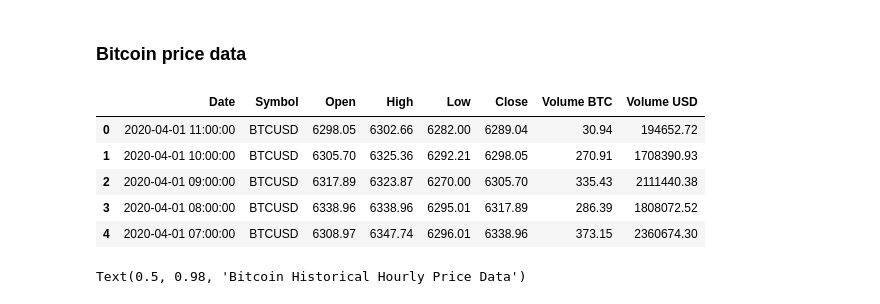
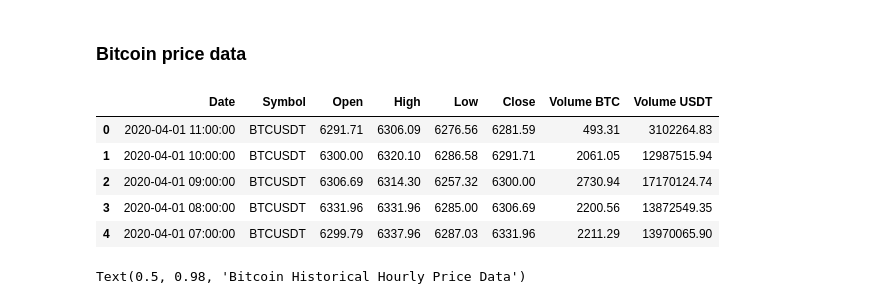
Before and after one commit to Globe-Research/bitfear, a Jupyter notebook: sentiment/time_series_analysis.ipynb, the cells around one changed output. Drawn from its saved outputs; the diff is of its cells as text; code cells hidden in the pictures.

```diff
--- a/sentiment/time_series_analysis.ipynb
+++ b/sentiment/time_series_analysis.ipynb
@@ -133,14 +155,14 @@ btc_bn_df = pd.read_csv(StringIO(btc_bn_data), skiprows=1)
 btc_cb_df['Date'] = pd.to_datetime(btc_cb_df['Date'], format='%Y-%m-%d %I-%p')
 btc_bn_df['Date'] = pd.to_datetime(btc_bn_df['Date'], format='%Y-%m-%d %I-%p')
 # %%
-btc_cb_df.head()
+btc_bn_df.head()
 # %% [output]
-|  | Date | Symbol | Open | High | Low | Close | Volume BTC | Volume USD |
-| 0 | 2020-04-01 11:00:00 | BTCUSD | 6298.05 | 6302.66 | 6282.00 | 6289.04 | 30.94 | 194652.72 |
-| 1 | 2020-04-01 10:00:00 | BTCUSD | 6305.70 | 6325.36 | 6292.21 | 6298.05 | 270.91 | 1708390.93 |
-| 2 | 2020-04-01 09:00:00 | BTCUSD | 6317.89 | 6323.87 | 6270.00 | 6305.70 | 335.43 | 2111440.38 |
-| 3 | 2020-04-01 08:00:00 | BTCUSD | 6338.96 | 6338.96 | 6295.01 | 6317.89 | 286.39 | 1808072.52 |
-| 4 | 2020-04-01 07:00:00 | BTCUSD | 6308.97 | 6347.74 | 6296.01 | 6338.96 | 373.15 | 2360674.30 |
+|  | Date | Symbol | Open | High | Low | Close | Volume BTC | Volume USDT |
+| 0 | 2020-04-01 11:00:00 | BTCUSDT | 6291.71 | 6306.09 | 6276.56 | 6281.59 | 493.31 | 3102264.83 |
+| 1 | 2020-04-01 10:00:00 | BTCUSDT | 6300.00 | 6320.10 | 6286.58 | 6291.71 | 2061.05 | 12987515.94 |
+| 2 | 2020-04-01 09:00:00 | BTCUSDT | 6306.69 | 6314.30 | 6257.32 | 6300.00 | 2730.94 | 17170124.74 |
+| 3 | 2020-04-01 08:00:00 | BTCUSDT | 6331.96 | 6331.96 | 6285.00 | 6306.69 | 2200.56 | 13872549.35 |
+| 4 | 2020-04-01 07:00:00 | BTCUSDT | 6299.79 | 6337.96 | 6287.03 | 6331.96 | 2211.29 | 13970065.90 |
 # %%
 fig, ax =  plt.subplots(2,1)
 
```
Also changed, not shown: parts of 28 cells of this notebook.
